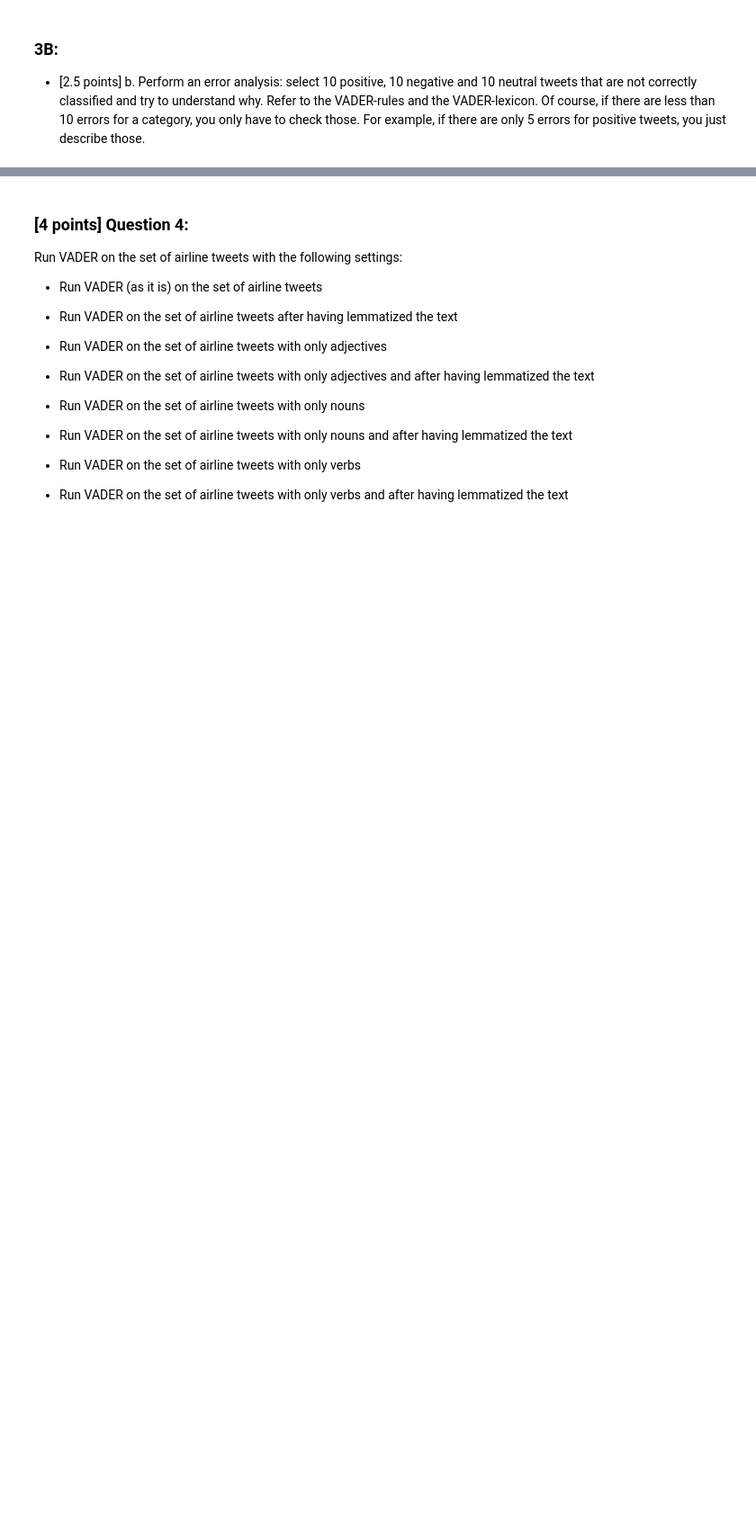
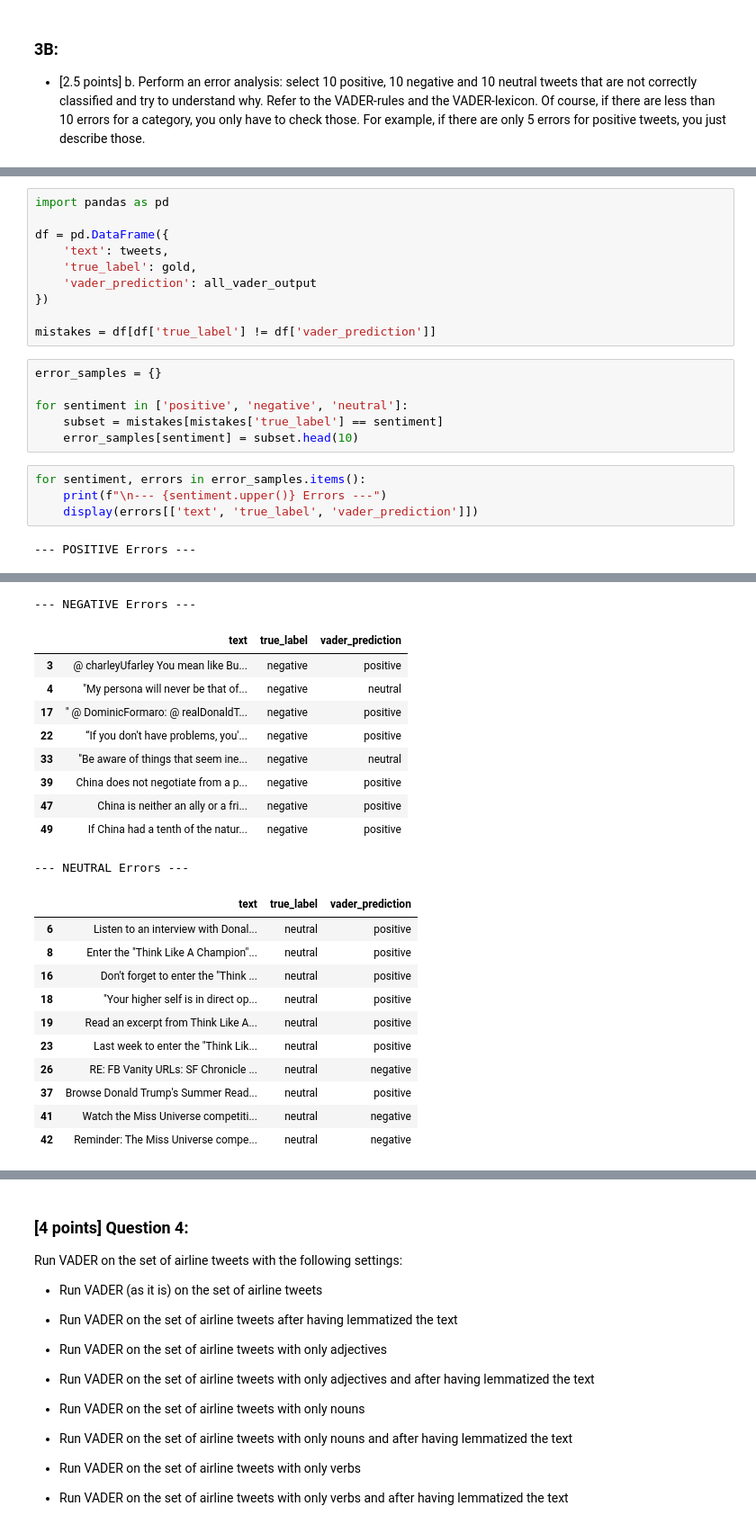
Before and after one commit to jalenna/ba-text-mining, a Jupyter notebook: lab_sessions/lab3/Lab3-assignment-sentiment.ipynb, the cells around one changed output, grey strips where cells are left out. Shown at 90% size. Cells and saved outputs as stored; diff of their text form; blank space fills up the shorter version.

```diff
--- a/lab_sessions/lab3/Lab3-assignment-sentiment.ipynb
+++ b/lab_sessions/lab3/Lab3-assignment-sentiment.ipynb
@@ -243,0 +264,22 @@ Weighted avg provided a more accruacte view, since wieghted avg took imbalancing
+# %%
+import pandas as pd
+
+df = pd.DataFrame({
+    'text': tweets,
+    'true_label': gold,
+    'vader_prediction': all_vader_output
+})
+
+mistakes = df[df['true_label'] != df['vader_prediction']]
+# %%
+error_samples = {}
+
+for sentiment in ['positive', 'negative', 'neutral']:
+    subset = mistakes[mistakes['true_label'] == sentiment]
+    error_samples[sentiment] = subset.head(10)
+# %%
+for sentiment, errors in error_samples.items():
+    print(f"\n--- {sentiment.upper()} Errors ---")
+    display(errors[['text', 'true_label', 'vader_prediction']])
+# %% [output]
+--- POSITIVE Errors ---
@@ -243,0 +292,22 @@ Weighted avg provided a more accruacte view, since wieghted avg took imbalancing
+--- NEGATIVE Errors ---
+|  | text | true_label | vader_prediction |
+| 3 | @ charleyUfarley You mean like Bu... | negative | positive |
+| 4 | "My persona will never be that of... | negative | neutral |
+| 17 | " @ DominicFormaro: @ realDonaldT... | negative | positive |
+| 22 | “If you don't have problems, you'... | negative | positive |
+| 33 | "Be aware of things that seem ine... | negative | neutral |
+| 39 | China does not negotiate from a p... | negative | positive |
+| 47 | China is neither an ally or a fri... | negative | positive |
+| 49 | If China had a tenth of the natur... | negative | positive |
+--- NEUTRAL Errors ---
+|  | text | true_label | vader_prediction |
+| 6 | Listen to an interview with Donal... | neutral | positive |
+| 8 | Enter the "Think Like A Champion"... | neutral | positive |
+| 16 | Don't forget to enter the "Think ... | neutral | positive |
+| 18 | "Your higher self is in direct op... | neutral | positive |
+| 19 | Read an excerpt from Think Like A... | neutral | positive |
+| 23 | Last week to enter the "Think Lik... | neutral | positive |
+| 26 | RE: FB Vanity URLs: SF Chronicle ... | neutral | negative |
+| 37 | Browse Donald Trump's Summer Read... | neutral | positive |
+| 41 | Watch the Miss Universe competiti... | neutral | negative |
+| 42 | Reminder: The Miss Universe compe... | neutral | negative |
```
Also changed, not shown: parts of 3 cells of this notebook.
